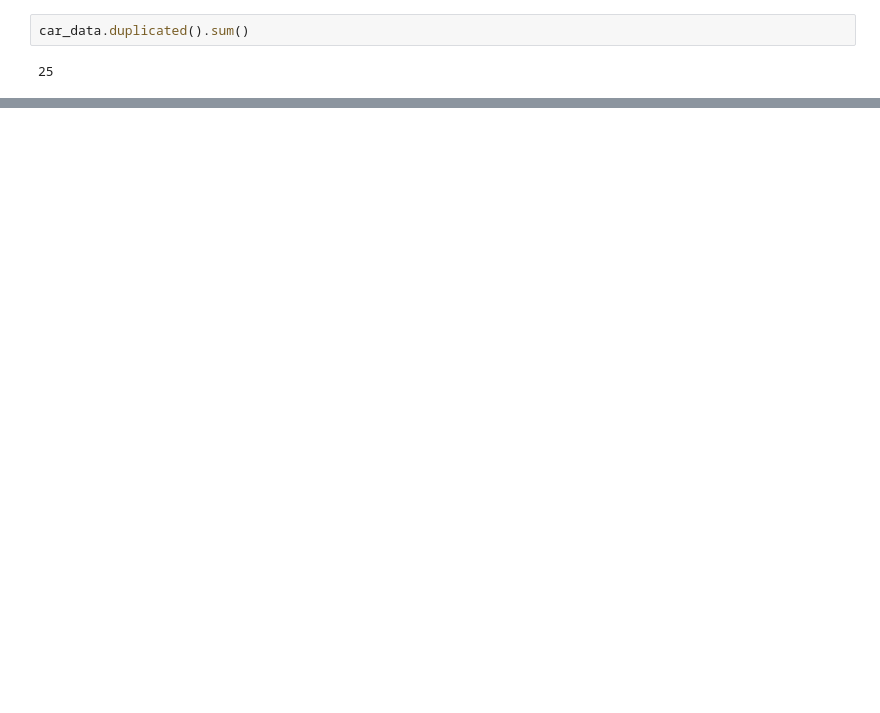
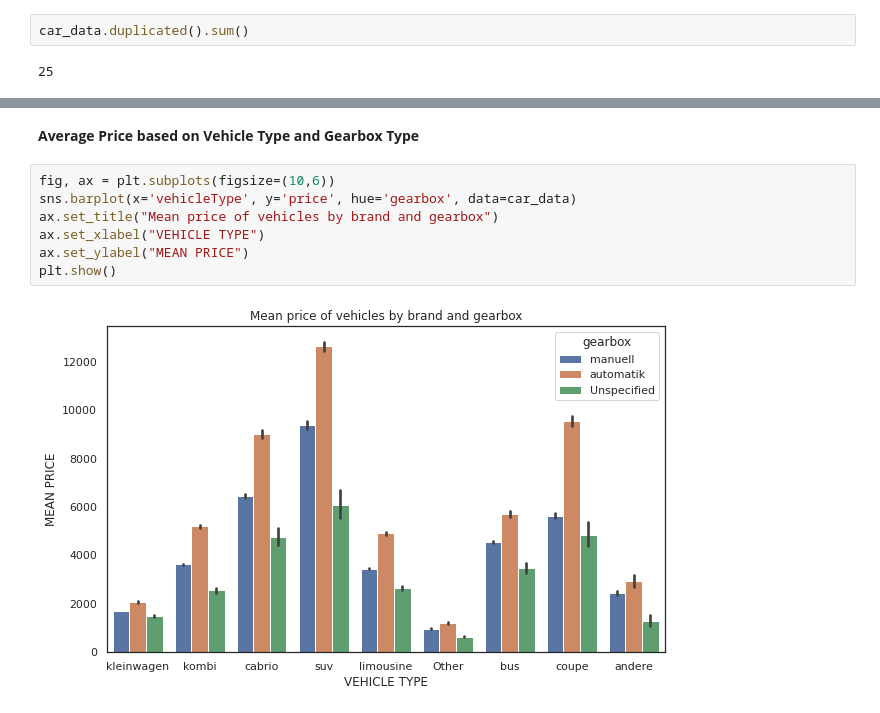
Before and after one commit to HeenaRajan/Exploratory_Data_Analysis, a Jupyter notebook: ExploratoryDataAnalysis_ebay.ipynb, the cells around one changed output, grey strips where cells are left out. Cells and saved outputs as stored; diff of their text form; blank space fills up the shorter version.

Commit message:
added barplots

```diff
--- a/ExploratoryDataAnalysis_ebay.ipynb
+++ b/ExploratoryDataAnalysis_ebay.ipynb
@@ -128,0 +178,11 @@ car_data.duplicated().sum()
+# %% [markdown]
+**Average Price based on Vehicle Type and Gearbox Type**
+# %%
+fig, ax = plt.subplots(figsize=(10,6))
+sns.barplot(x='vehicleType', y='price', hue='gearbox', data=car_data)
+ax.set_title("Mean price of vehicles by brand and gearbox")
+ax.set_xlabel("VEHICLE TYPE")
+ax.set_ylabel("MEAN PRICE")
+plt.show()
+# %% [output]
+[figure, added]
```
Also changed, not shown: parts of 16 cells of this notebook.
